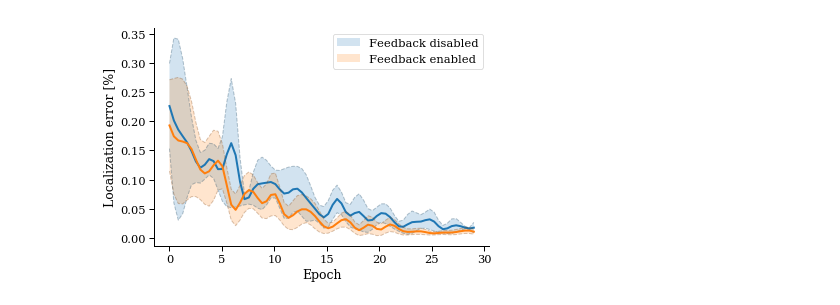
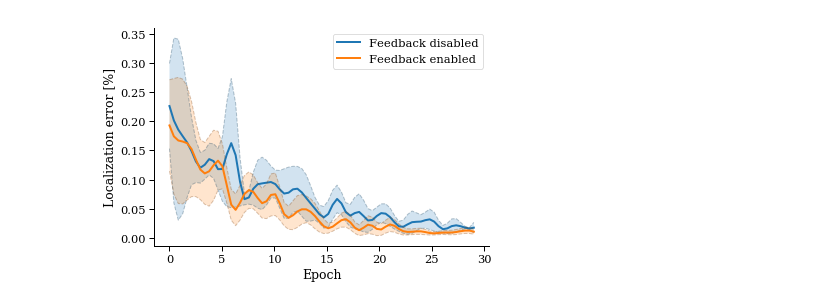
Before and after one commit to cheind/pytorch-blender, a Jupyter notebook: indin2019/figures/control/GenerateFigure.ipynb, the cells around one changed output. Saved outputs shown, nothing was run; the diff lists cells and outputs as text; code cells hidden in the pictures.

Commit message:
fix for label colors

```diff
--- a/indin2019/figures/control/GenerateFigure.ipynb
+++ b/indin2019/figures/control/GenerateFigure.ipynb
@@ -21,29 +21,29 @@ fstd2 = interp1d(range(30), std2, kind='cubic')
 # %%
 import seaborn as sns
 import matplotlib.colors
 sns.set_style({'font.family':'serif', 'font.serif':'Times New Roman'})
 sns.set_context("paper", font_scale=1.3)
 
 plt.figure()
 ax = plt.gca()
 ax.set_xlabel('Epoch')
 ax.set_ylabel('Localization error [%]')
 ax.spines['right'].set_visible(False)
 ax.spines['top'].set_visible(False)
 
 def darker(c):
     return [x*0.5 for x in c]
 
 xnew = np.linspace(0,29,70)
-c = matplotlib.colors.to_rgb(plt.plot(xnew, fy1(xnew), linewidth=2)[0].get_color())
-plt.fill_between(xnew, fy1(xnew)-fstd1(xnew), fy1(xnew)+fstd1(xnew), alpha=0.2, label='Feedback disabled')
+c = matplotlib.colors.to_rgb(plt.plot(xnew, fy1(xnew), linewidth=2, label='Feedback disabled')[0].get_color())
+plt.fill_between(xnew, fy1(xnew)-fstd1(xnew), fy1(xnew)+fstd1(xnew), alpha=0.2)
 plt.plot(xnew, fy1(xnew)-fstd1(xnew), '--', alpha=0.3, color=darker(c), linewidth=1)
 plt.plot(xnew, fy1(xnew)+fstd1(xnew), '--',alpha=0.3, color=darker(c), linewidth=1)
-c = matplotlib.colors.to_rgb(plt.plot(xnew, fy2(xnew), linewidth=2)[0].get_color())
-plt.fill_between(xnew, fy2(xnew)-fstd2(xnew), fy2(xnew)+fstd2(xnew), alpha=0.2, label='Feedback enabled')
+c = matplotlib.colors.to_rgb(plt.plot(xnew, fy2(xnew), linewidth=2, label='Feedback enabled')[0].get_color())
+plt.fill_between(xnew, fy2(xnew)-fstd2(xnew), fy2(xnew)+fstd2(xnew), alpha=0.2)
 plt.plot(xnew, fy2(xnew)-fstd2(xnew), '--', alpha=0.3, color=darker(c), linewidth=1)
 plt.plot(xnew, fy2(xnew)+fstd2(xnew), '--',alpha=0.3, color=darker(c), linewidth=1)
 plt.legend()
 plt.savefig('control.pdf')
 # %% [output]
-[figure, old version]
+[figure, new version]
```
Also changed, not shown: 1 other file.
